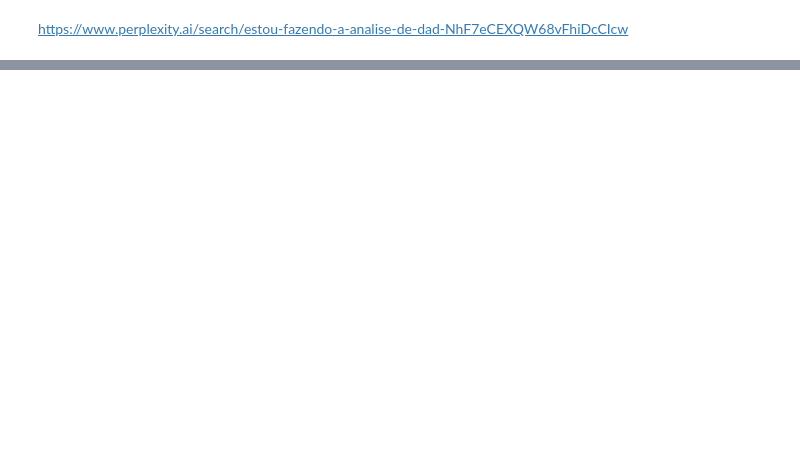
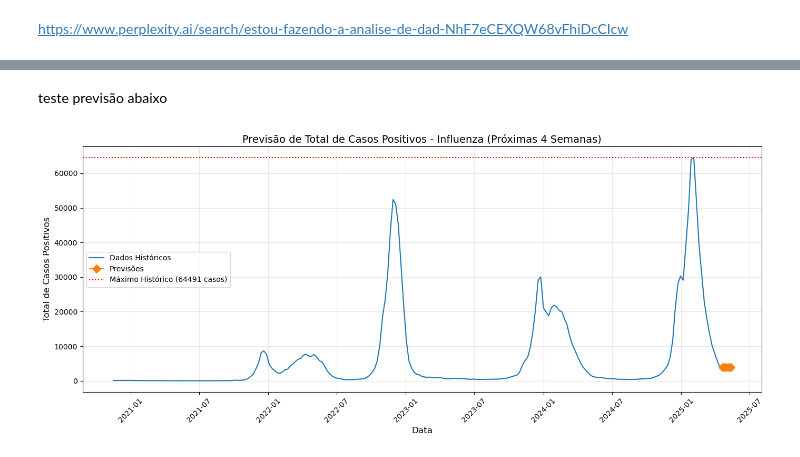
Before and after one commit to Lobat0/FluView-Analysis, a Jupyter notebook: Dados/Analise.ipynb, the cells around one changed output, grey strips where cells are left out. Saved outputs shown, nothing was run; the diff lists cells and outputs as text; code cells hidden in the pictures; blank space fills up the shorter version.

```diff
--- a/Dados/Analise.ipynb
+++ b/Dados/Analise.ipynb
@@ -750,0 +771,2 @@ previsoes.to_csv('previsoes_validas.csv', index=False)
+# %%
+gripe['PERCENT_A_B_RATIO'] = gripe['PERCENT A'] / (gripe['PERCENT B'] + 1e-6)
@@ -750,0 +815,4 @@ previsoes.to_csv('previsoes_validas.csv', index=False)
+# %%
+print("Shape antes da limpeza:", gripe.shape)
+gripe = gripe.dropna().reset_index(drop=True)
+print("Shape após limpeza:", gripe.shape)
@@ -750,0 +824,14 @@ previsoes.to_csv('previsoes_validas.csv', index=False)
+# %%
+features = [
+    'PERCENT A',
+    'PERCENT B',
+    'PERCENT_A_B_RATIO',
+    'PERCENT_POSITIVE_MEAN3',
+    'PERCENT_A_MEAN3',
+    'PERCENT_POSITIVE_LAG1',
+    'PERCENT_POSITIVE_LAG2',
+    'TOTAL_SPECIMENS_LAG1',
+    'WEEK_SIN', 'WEEK_COS',
+    'SEASON_SIN', 'SEASON_COS'
+]
+target = 'TOTAL POSITIVE'
@@ -750,0 +1022,44 @@ previsoes.to_csv('previsoes_validas.csv', index=False)
+# %% [markdown]
+teste previsão abaixo
+# %%
+# Corrigir o código de visualização
+plt.figure(figsize=(14,6))
+
+# Plotar dados históricos de TOTAL POSITIVE (mesma escala das previsões)
+plt.plot(gripe['DATE'], gripe['TOTAL POSITIVE'], label='Dados Históricos', color='#1f77b4')
+
+# Plotar previsões (que são de TOTAL POSITIVE)
+plt.plot(previsoes['DATA'], previsoes['PERCENT_POSITIVE_PREVISTO'],
+         label='Previsões', marker='D', linestyle='--', color='#ff7f0e', markersize=8)
+
+# Calcular máximo histórico correto
+max_historico = gripe['TOTAL POSITIVE'].max()
+plt.axhline(y=max_historico, color='r', linestyle=':', label=f'Máximo Histórico ({max_historico:.0f} casos)')
+
+plt.title('Previsão de Total de Casos Positivos - Influenza (Próximas 4 Semanas)', fontsize=14)
+plt.xlabel('Data', fontsize=12)
+plt.ylabel('Total de Casos Positivos', fontsize=12)
+plt.legend()
+plt.grid(alpha=0.3)
+plt.xticks(rotation=45)
+plt.tight_layout()
+plt.show()
+def prever_4_semanas_percent(model, df, features):
+    # ... (mesmo código da função anterior)
+
+    # Mudar o target para PERCENT POSITIVE
+    previsoes_percent = model.predict(X_futuro)  # Isso prevê TOTAL POSITIVE
+
+    # Converter para percentual (aproximação)
+    # Usar média histórica de TOTAL SPECIMENS para calcular %
+    media_specimens = df['TOTAL SPECIMENS'].mean()
+    percent_positive = (previsoes_percent / media_specimens) * 100
+
+    df_resultado = pd.DataFrame({
+        'DATA': datas_futuras,
+        'PERCENT_POSITIVE_PREVISTO': percent_positive
+    })
+
+    return df_resultado
+# %% [output]
+[figure, added]
```
Also changed, not shown: parts of 49 cells of this notebook, 2 other files.
